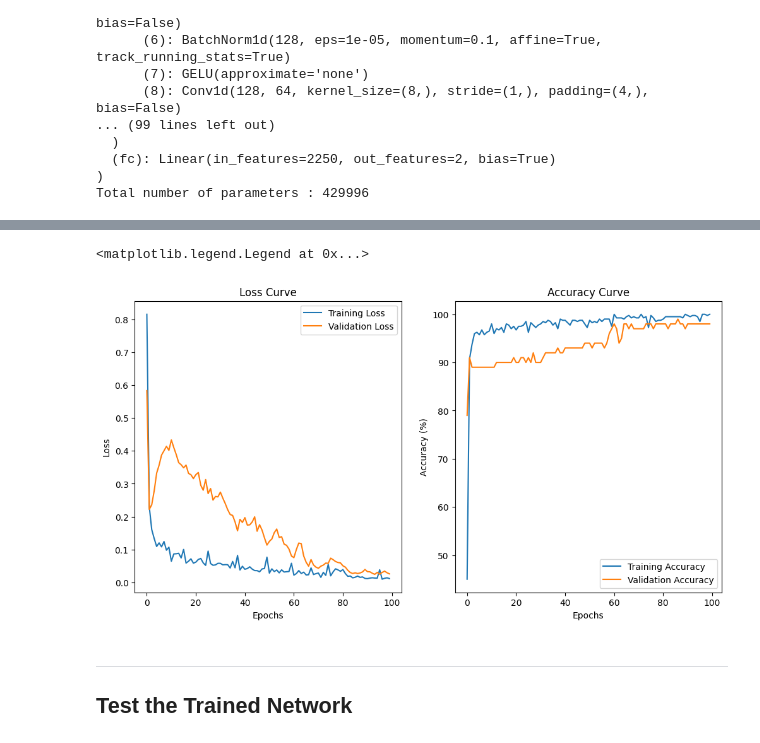
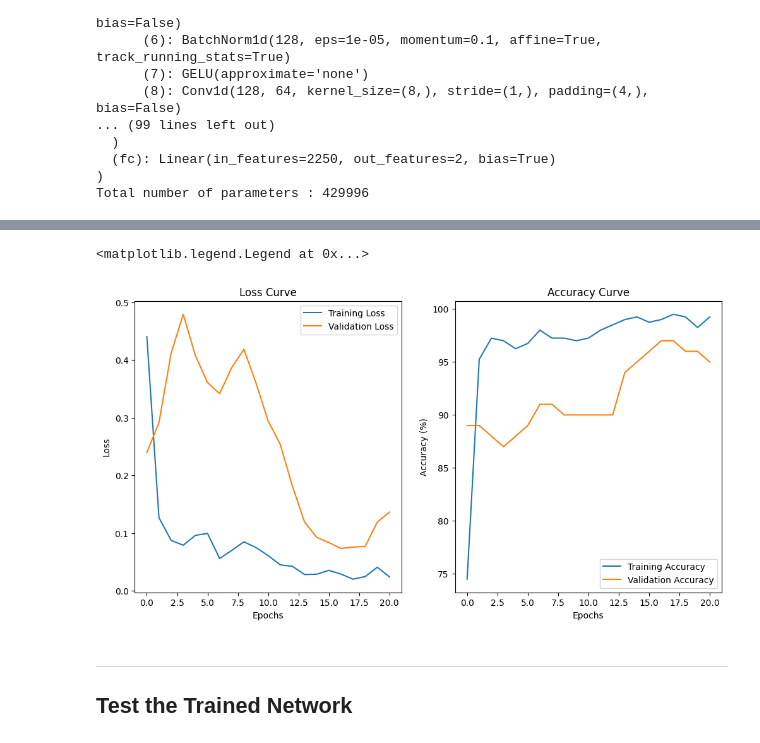
Before and after one commit to deubn31/PTI-Analyse-Classification-de-signaux-EEG, a Jupyter notebook: PainAttnNet_Implementation.ipynb, the cells around one changed output, grey strips where cells are left out. Cells and saved outputs as stored; diff of their text form; code cells hidden in the pictures.

Commit message:
Paramètres des kernel et stride dans l'instanciation du PainAttnNet

```diff
--- a/PainAttnNet_Implementation.ipynb
+++ b/PainAttnNet_Implementation.ipynb
@@ -220,7 +220,7 @@ plt.show()
 # Parameters of the Network Architecture
 
 learning_rate = 0.0003
-n_epochs = 100         # number of epochs to train the model
+n_epochs = 20         # number of epochs to train the model
 input_size = next(iter(train_loader))[0].shape   # size of the input signals
 print(input_size)
 # %% [output]
@@ -230,12 +230,12 @@ torch.Size([128, 1, 4097])
 # %%
 # Model MSCN (Multi-Scale Convolutional Network)
 class MSCN(nn.Module):
-    def __init__(self,mscn_output_channels,model_dim):
+    def __init__(self,mscn_output_channels,model_dim,kernel_size_short,kernel_size_medium,kernel_size_long,stride_short,stride_medium,stride_long):
         super().__init__()
         dropout = 0.5
 
         self.short_scale = nn.Sequential(
-            nn.Conv1d(1, mscn_output_channels, kernel_size=18, stride=2, dilation=1, bias=False, padding=9), #anciennement kernel_size=50, stride=6, padding=24
+            nn.Conv1d(1, mscn_output_channels, kernel_size_short, stride_short, dilation=1, bias=False, padding=9), #anciennement kernel_size=50, stride=6, padding=24
             nn.BatchNorm1d(mscn_output_channels),
             nn.GELU(),
             nn.MaxPool1d(kernel_size=8, stride=2, padding=4),
@@ -253,7 +253,7 @@ class MSCN(nn.Module):
         )
 
         self.medium_scale = nn.Sequential(
-            nn.Conv1d(1, mscn_output_channels, kernel_size=76, stride=10, dilation=1, bias=False, padding=38), #anciennement kernel_size=512, stride=42, padding=256
+            nn.Conv1d(1, mscn_output_channels, kernel_size_medium, stride_medium, dilation=1, bias=False, padding=38), #anciennement kernel_size=512, stride=42, padding=256
             nn.BatchNorm1d(mscn_output_channels),
             nn.GELU(),
             nn.MaxPool1d(kernel_size=4, stride=4, padding=0),
@@ -271,7 +271,7 @@ class MSCN(nn.Module):
         )
 
         self.long_scale = nn.Sequential(
-            nn.Conv1d(1, mscn_output_channels, kernel_size=134, stride=17, dilation=1, bias=False, padding=67), #anciennement kernel_size=1024, stride=84, padding=512
+            nn.Conv1d(1, mscn_output_channels, kernel_size_long, stride_long, dilation=1, bias=False, padding=67), #anciennement kernel_size=1024, stride=84, padding=512
             nn.BatchNorm1d(mscn_output_channels),
             nn.GELU(),
             nn.MaxPool1d(kernel_size=8, stride=8, padding=0),
@@ -671,7 +671,7 @@ class PainAttnNet(nn.Module):
         # Number of Transformer Encoder Stacks
         N = 1
         # Model dimension from MSCN
-        model_dim = 75
+        model_dim = 50
         # Dimension of MLP
         d_mlp = 120
         # Number of attention heads
@@ -685,8 +685,15 @@ class PainAttnNet(nn.Module):
         #mscn output channels
         #mscn_output_channels=30
         mscn_output_channels=64
+        #Paramètres MSCN
+        kernel_size_short=18
+        kernel_size_medium=76
+        kernel_size_long=134
+        stride_short=2
+        stride_medium=10
+        stride_long=17
         # Multiscale Convolutional Network
-        self.mscn = MSCN(mscn_output_channels,model_dim)
+        self.mscn = MSCN(mscn_output_channels,model_dim,kernel_size_short,kernel_size_medium,kernel_size_long,stride_short,stride_medium,stride_long)
         # SEResNet
         self.seresnet = SEResNet(senet_reduced_size, 1, mscn_output_channels*3)
         # Transformer Encoder
@@ -840,29 +861,29 @@ KeyboardInterrupt:
 # %%
 ## Display train / valid curves
 
 # Plot loss curves
 plt.figure(figsize=(12, 6))
 
 # Plotting Training and Validation Loss
 plt.subplot(1, 2, 1)
-plt.plot(train_losses, label='Training Loss')
-plt.plot(valid_losses, label='Validation Loss')
+plt.plot(train_losses[0:21], label='Training Loss')
+plt.plot(valid_losses[0:21], label='Validation Loss')
 plt.title('Loss Curve')
 plt.xlabel('Epochs')
 plt.ylabel('Loss')
 plt.legend()
 
 # Plotting Training and Validation Accuracy
 plt.subplot(1, 2, 2)
-plt.plot(train_accuracies, label='Training Accuracy')
-plt.plot(valid_accuracies, label='Validation Accuracy')
+plt.plot(train_accuracies[0:21], label='Training Accuracy')
+plt.plot(valid_accuracies[0:21], label='Validation Accuracy')
 plt.title('Accuracy Curve')
 plt.xlabel('Epochs')
 plt.ylabel('Accuracy (%)')
 plt.legend()
 # %% [output]
 <matplotlib.legend.Legend at 0x...>
-[figure, old version]
+[figure, new version]
 # %% [markdown]
 ---
 ## Test the Trained Network
```
Also changed, not shown: parts of 1 cell of this notebook.
